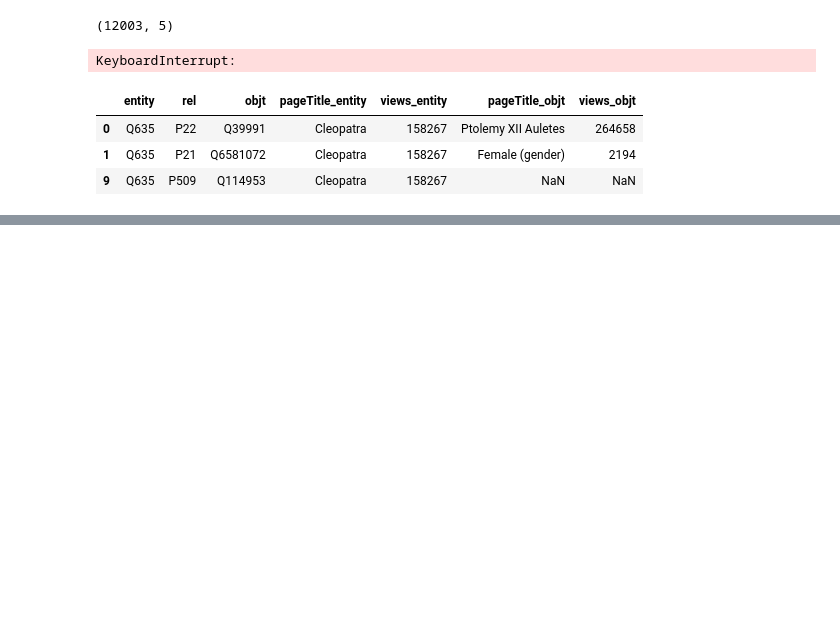
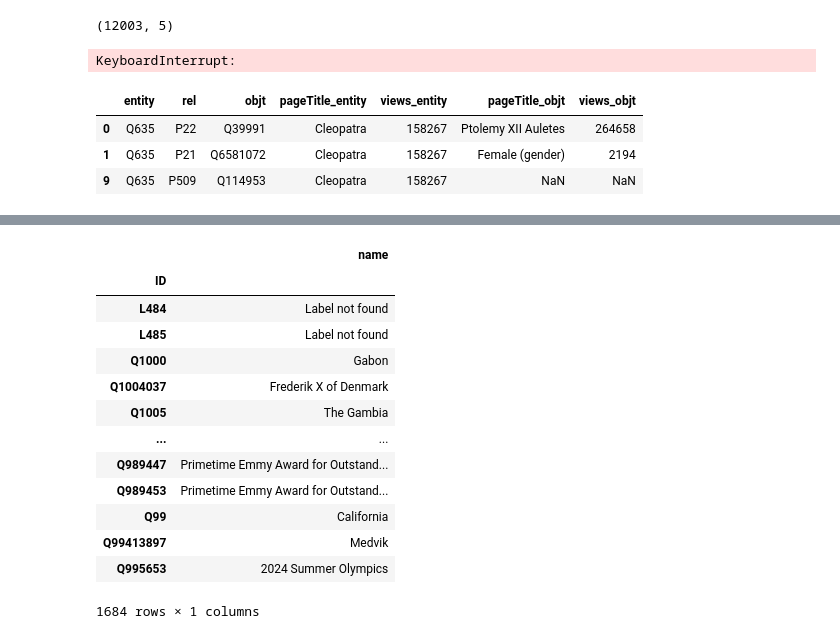
Before and after one commit to Loris697/knowledge2dataset, a Jupyter notebook: mostViewed.ipynb, the cells around one changed output, grey strips where cells are left out. Drawn from its saved outputs; the diff is of its cells as text; code cells hidden in the pictures; blank space fills up the shorter version.

```diff
--- a/mostViewed.ipynb
+++ b/mostViewed.ipynb
@@ -316,0 +466,3 @@ df_unito.to_csv("./data/df_triple_info.csv", index=None)
+# %%
+entity_labels = fetch_labels_in_batches(df_most_clicked_reduced['head'].nunique() + df_most_clicked_reduced['tail'].nunique())
+entity_labels
@@ -316,0 +508,21 @@ df_unito.to_csv("./data/df_triple_info.csv", index=None)
+# %%
+entity_dataframe = pd.DataFrame({
+    "ID" : entity_labels.keys(),
+    "name" : entity_labels.values(),
+}).set_index('ID')
+entity_dataframe
+# %% [output]
+|  | name |
+| ID |  |
+| L484 | Label not found |
+| L485 | Label not found |
+| Q1000 | Gabon |
+| Q1004037 | Frederik X of Denmark |
+| Q1005 | The Gambia |
+| ... | ... |
+| Q989447 | Primetime Emmy Award for Outstand... |
+| Q989453 | Primetime Emmy Award for Outstand... |
+| Q99 | California |
+| Q99413897 | Medvik |
+| Q995653 | 2024 Summer Olympics |
+1684 rows × 1 columns
```
Also changed, not shown: parts of 15 cells of this notebook.
